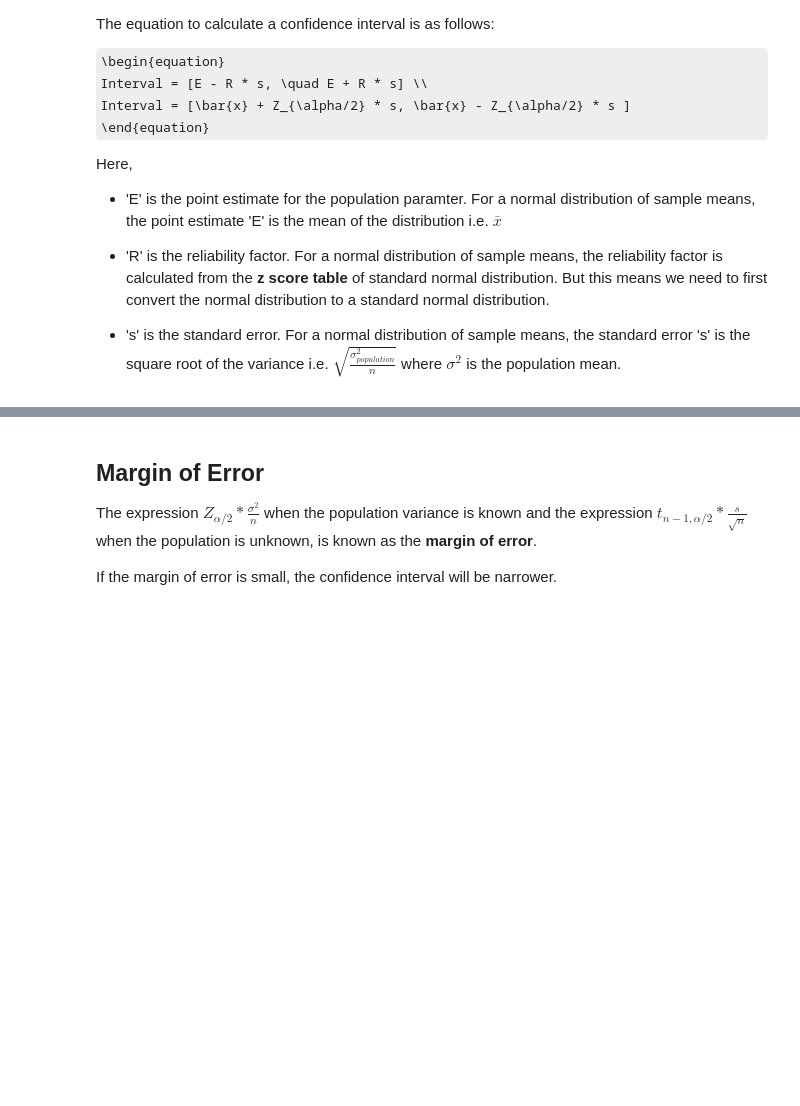
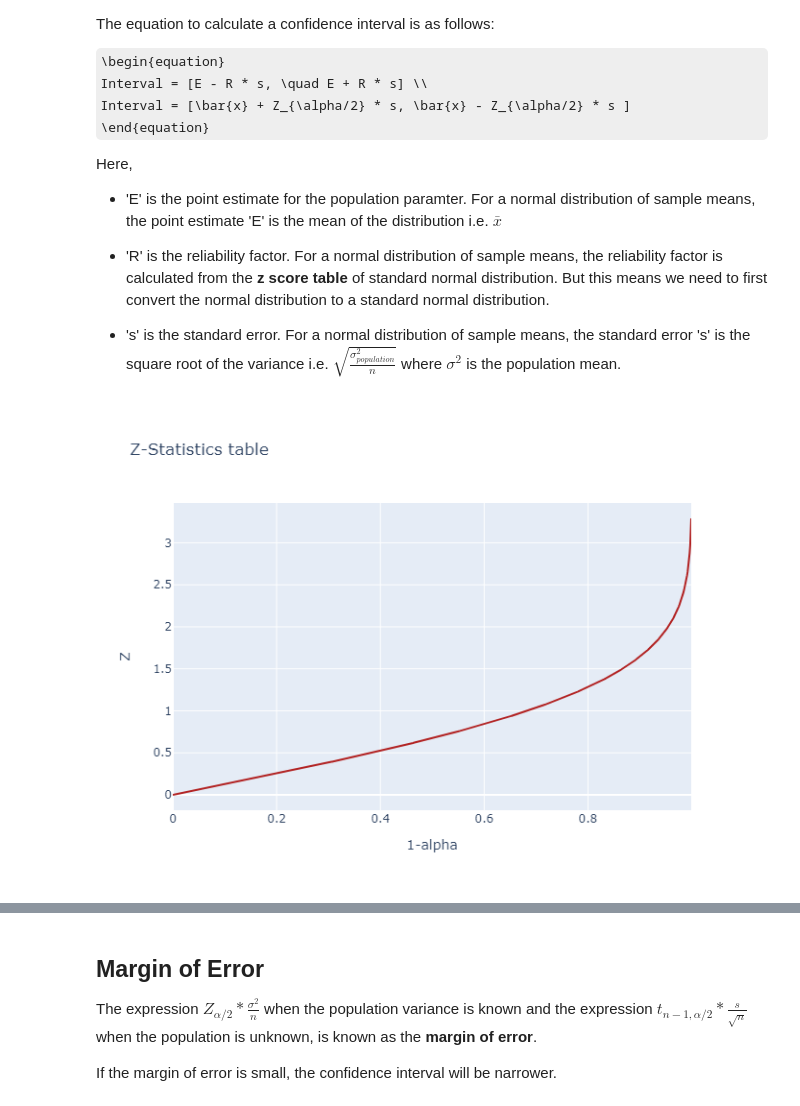
Before and after one commit to zuhairmhtb/Data-Science, a Jupyter notebook: 04 Data Science - Statistics Part 2/Data_Science_Part_2_Statistics_II.ipynb, the cells around one changed output, grey strips where cells are left out. Drawn from its saved outputs; the diff is of its cells as text; code cells hidden in the pictures; some formulas as TeX source; blank space fills up the shorter version.

```diff
--- a/04 Data Science - Statistics Part 2/Data_Science_Part_2_Statistics_II.ipynb
+++ b/04 Data Science - Statistics Part 2/Data_Science_Part_2_Statistics_II.ipynb
@@ -3,6 +8,9 @@ import matplotlib.pyplot as plt
 import numpy as np
 import scipy.stats as stats
 import pandas as pd
+# %%
+mode = 'jupyter' #colab
+render = 'image' #image
 # %%
 import plotly.offline as pyo
 import plotly.graph_objs as go
@@ -258,6 +268,29 @@ Here,
 - 'R' is the reliability factor. For a normal distribution of sample means, the reliability factor is calculated from the **z score table** of standard normal distribution. But this means we need to first convert the normal distribution to a standard normal distribution.
 
 - 's' is the standard error. For a normal distribution of sample means, the standard error 's' is the square root of the variance i.e. $\sqrt{\frac{\sigma^2_{population}}{n}}$ where $\sigma^2$ is the population mean.
+# %%
+def get_z_critical_value(alpha):
+    return stats.norm.ppf(1 - (alpha/2))
+# %%
+confidences = np.arange(0, 1, 0.001)
+alphas =1 - confidences
+score = get_z_critical_value(alphas)
+
+if mode == 'colab':
+    configure_plotly_browser_state()
+
+fig = go.Figure()
+
+fig.add_trace(go.Scatter(x=confidences, y=score, name='Confidences', mode='lines', marker_color='firebrick'))
+
+fig.update_layout(title='Z-Statistics table',
+                  xaxis=dict(title='1-alpha'),
+                  yaxis=dict(title='Z'))
+
+# Show the chart
+fig.show()
+# %% [output]
+[figure, added]
 # %% [markdown]
 ### Calculating Confidence Interval when the population variance is known
 
```
Also changed, not shown: parts of 19 cells of this notebook, 4 other files.
